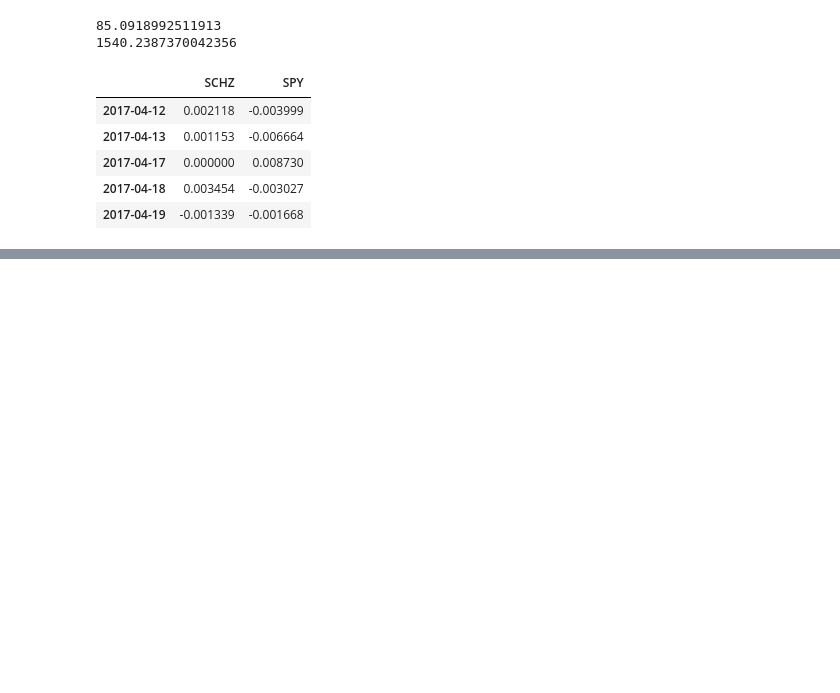
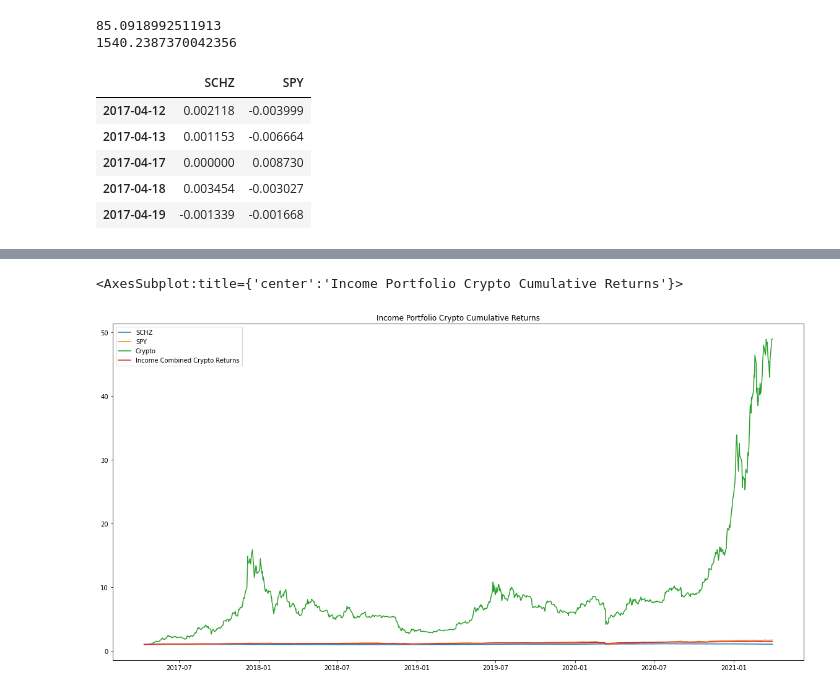
Before and after one commit to hammer888-tech/Project_1, a Jupyter notebook: Project_1B.ipynb, the cells around one changed output, grey strips where cells are left out. Drawn from its saved outputs; the diff is of its cells as text; code cells hidden in the pictures; blank space fills up the shorter version.

```diff
--- a/Project_1B.ipynb
+++ b/Project_1B.ipynb
@@ -157,0 +200,5 @@ TypeError: dot() takes 2 positional arguments but 3 were given
+# %%
+
+income_crypto_portfolio = pd.concat([df_closingprice, btc_closingprice], axis="columns", join="inner")
+income_crypto_portfolio= income_crypto_portfolio.rename(columns={"Close": "Crypto"})
+income_crypto_portfolio.head()
@@ -157,0 +212,5 @@ TypeError: dot() takes 2 positional arguments but 3 were given
+# %%
+income_btc_percentage = 0.05
+income_schz_percentage_2 = income_schz_percentage - (income_schz_percentage * income_btc_percentage)
+income_spy_percentage_2 = income_spy_percentage - (income_spy_percentage * income_btc_percentage)
+print(income_btc_percentage + income_schz_percentage_2 + income_spy_percentage_2)
@@ -157,0 +219,4 @@ TypeError: dot() takes 2 positional arguments but 3 were given
+# %%
+income_crypto_returns = income_crypto_portfolio.pct_change()
+income_crypto_returns = income_crypto_returns.dropna().copy()
+income_crypto_returns.head()
@@ -157,0 +230,4 @@ TypeError: dot() takes 2 positional arguments but 3 were given
+# %%
+#Combined Returns
+income_crypto_returns["Income Combined Crypto Returns"] = income_crypto_returns["SCHZ"] * income_schz_percentage_2 + income_crypto_returns["SPY"] * income_spy_percentage_2 + income_crypto_returns["Crypto"] * income_btc_percentage
+income_crypto_returns.head()
@@ -157,0 +241,7 @@ TypeError: dot() takes 2 positional arguments but 3 were given
+# %%
+#show combined returns
+income_cumulative_crypto_returns = (1 + income_crypto_returns).cumprod()
+income_cumulative_crypto_returns.plot(figsize=(20,10), title = "Income Portfolio Crypto Cumulative Returns")
+# %% [output]
+<AxesSubplot:title={'center':'Income Portfolio Crypto Cumulative Returns'}>
+[figure, added]
```
Also changed, not shown: parts of 22 cells of this notebook, 5 other files.
